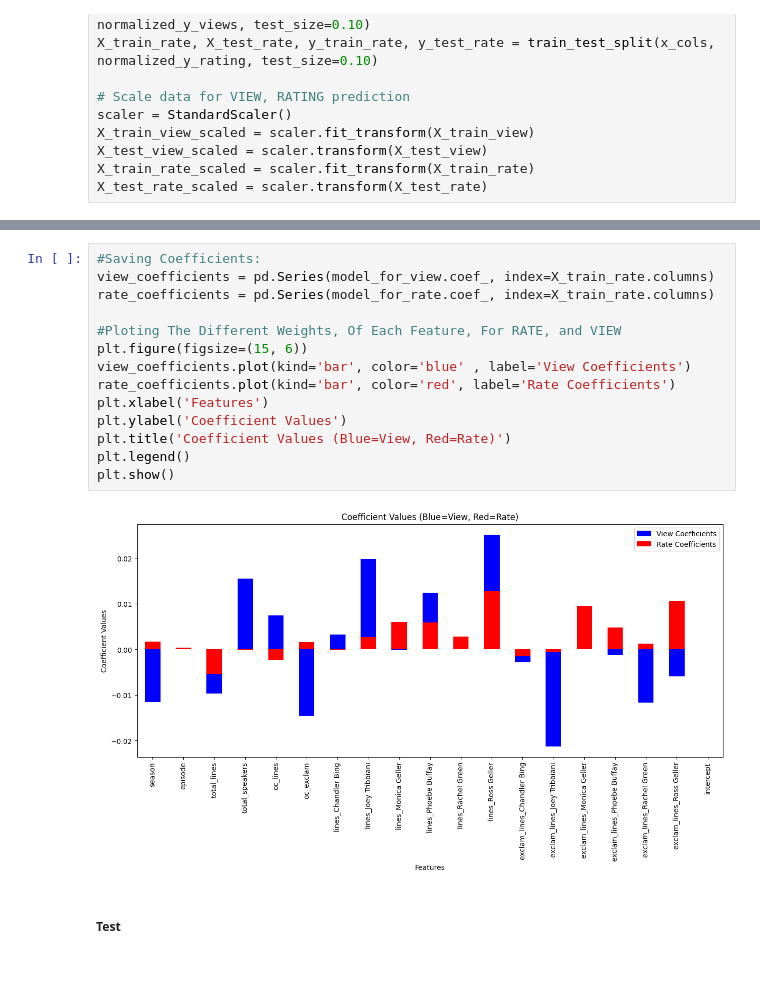
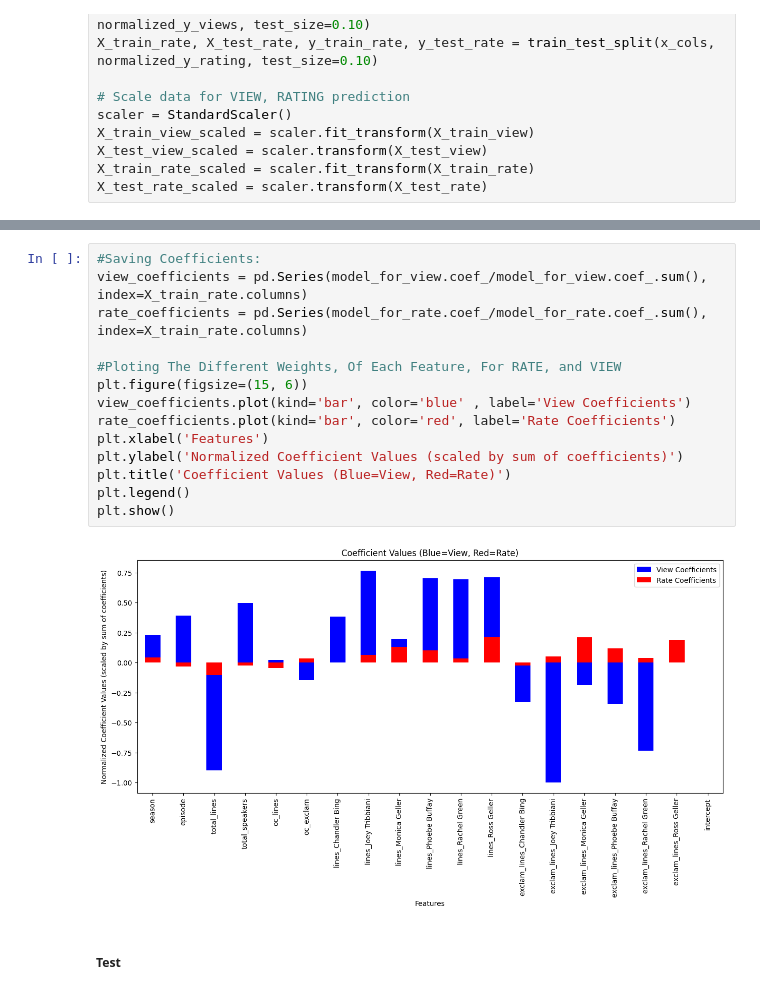
Before and after one commit to OMacgowan/episode_rating_predictor, a Jupyter notebook: main.ipynb, the cells around one changed output, grey strips where cells are left out. Drawn from its saved outputs; the diff is of its cells as text.

```diff
--- a/main.ipynb
+++ b/main.ipynb
@@ -369,19 +371,19 @@ MSE RATE MODEL (TRAIN): 0.15189268827036861 (fraction of mean 0.0179598527458939
 # %%
 #Saving Coefficients:
-view_coefficients = pd.Series(model_for_view.coef_, index=X_train_rate.columns)
-rate_coefficients = pd.Series(model_for_rate.coef_, index=X_train_rate.columns)
+view_coefficients = pd.Series(model_for_view.coef_/model_for_view.coef_.sum(), index=X_train_rate.columns)
+rate_coefficients = pd.Series(model_for_rate.coef_/model_for_rate.coef_.sum(), index=X_train_rate.columns)
 
 #Ploting The Different Weights, Of Each Feature, For RATE, and VIEW
 plt.figure(figsize=(15, 6))
 view_coefficients.plot(kind='bar', color='blue' , label='View Coefficients')
 rate_coefficients.plot(kind='bar', color='red', label='Rate Coefficients')
 plt.xlabel('Features')
-plt.ylabel('Coefficient Values')
+plt.ylabel('Normalized Coefficient Values (scaled by sum of coefficients)')
 plt.title('Coefficient Values (Blue=View, Red=Rate)')
 plt.legend()
 plt.show()
 # %% [output]
-[figure, old version]
+[figure, new version]
 # %% [markdown]
 ##### Test
 # %% [markdown]
```
Also changed, not shown: parts of 9 cells of this notebook.
